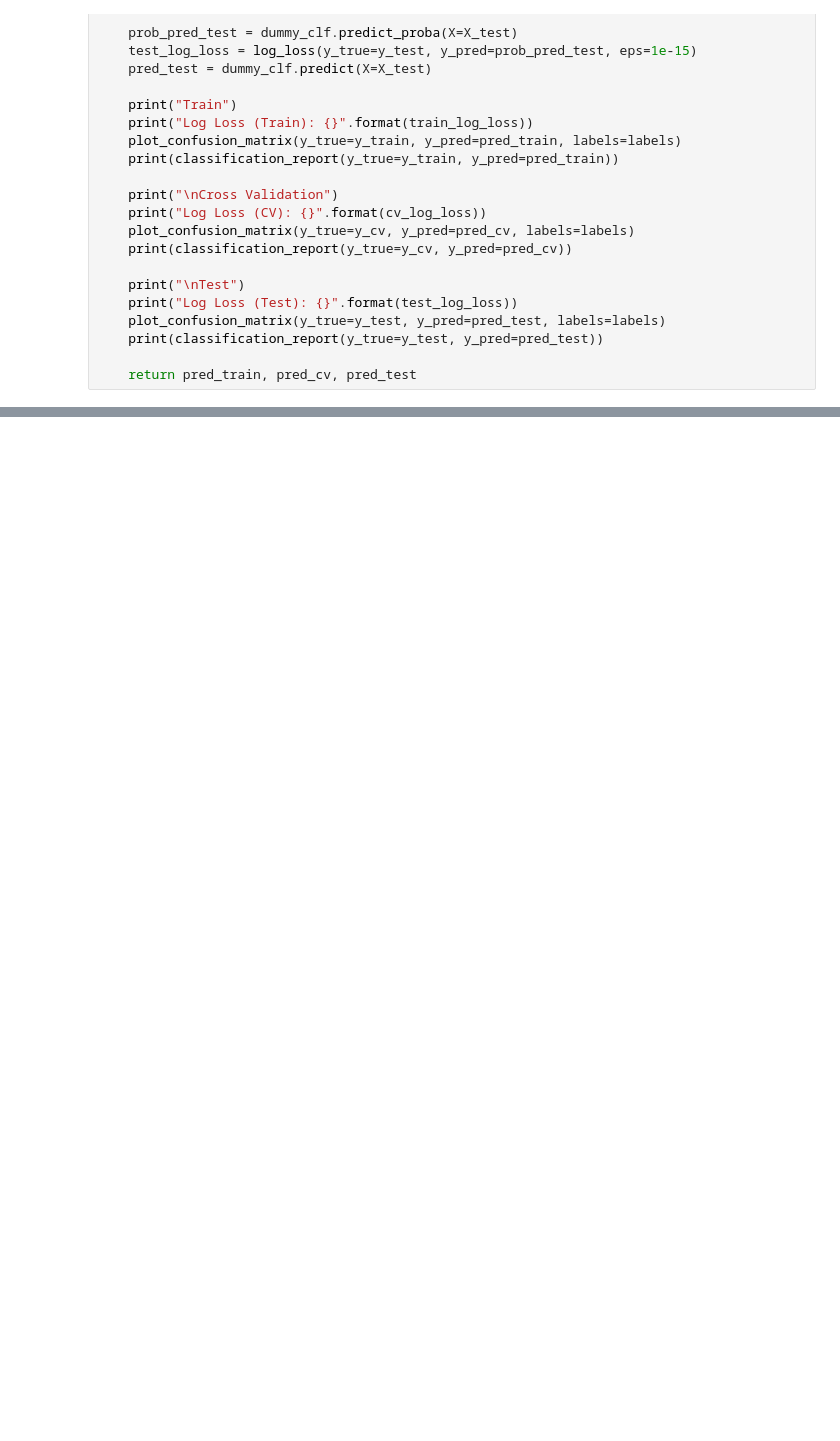
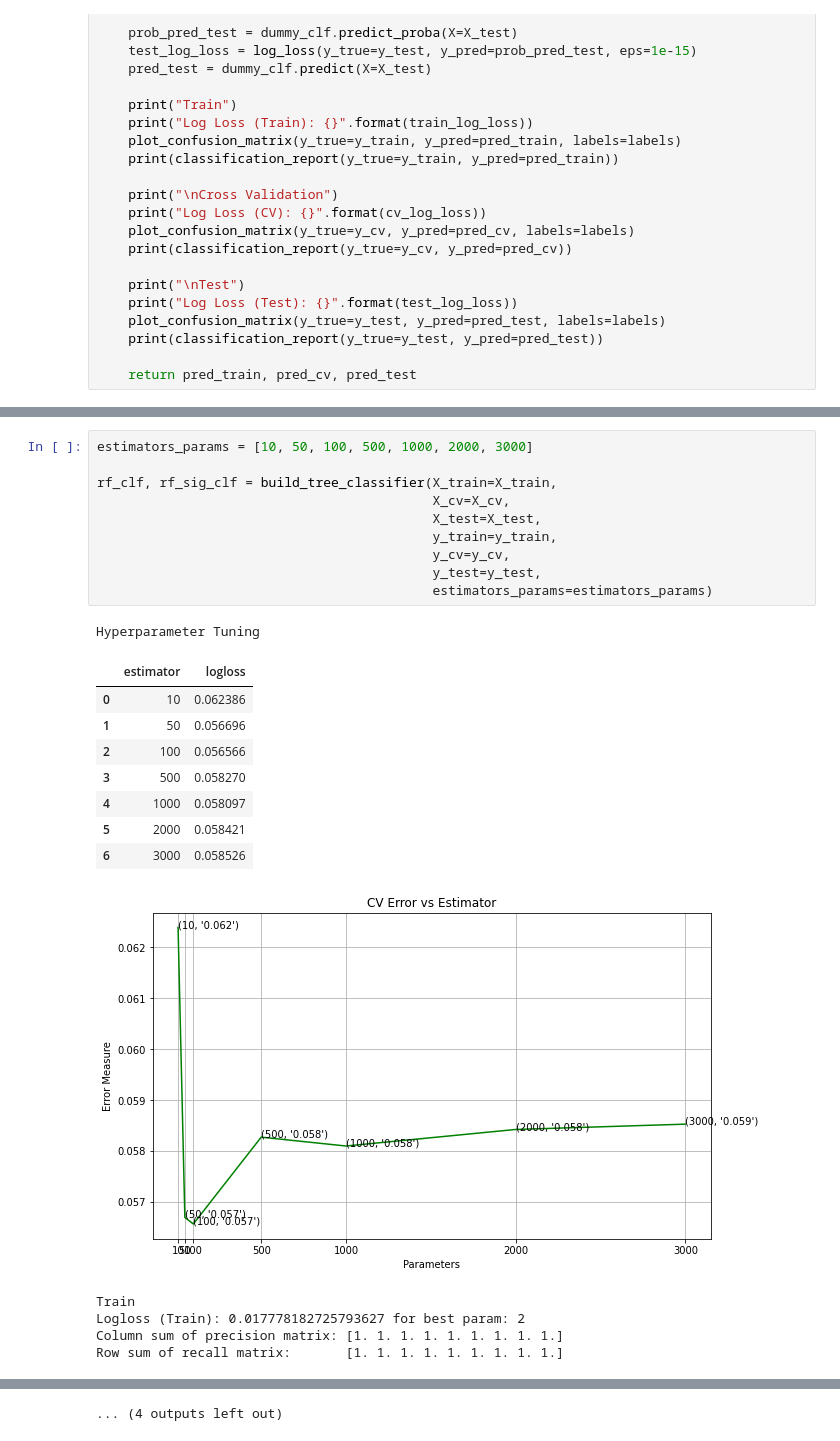
Before and after one commit to mohd-saifuddin/Applied-Roots, a Jupyter notebook: Applied-AI-Course/Modules/M06-ML-Case-Studies/06-Microsoft-Malware-Detection/Microsoft-Malware-Detection-Practice.ipynb, the cells around one changed output, grey strips where cells are left out. Drawn from its saved outputs; the diff is of its cells as text; blank space fills up the shorter version.

```diff
--- a/Applied-AI-Course/Modules/M06-ML-Case-Studies/06-Microsoft-Malware-Detection/Microsoft-Malware-Detection-Practice.ipynb
+++ b/Applied-AI-Course/Modules/M06-ML-Case-Studies/06-Microsoft-Malware-Detection/Microsoft-Malware-Detection-Practice.ipynb
@@ -635,0 +1106,25 @@ weighted avg       0.17      0.10      0.12      2174
+# %%
+estimators_params = [10, 50, 100, 500, 1000, 2000, 3000]
+
+rf_clf, rf_sig_clf = build_tree_classifier(X_train=X_train,
+                                           X_cv=X_cv,
+                                           X_test=X_test,
+                                           y_train=y_train,
+                                           y_cv=y_cv,
+                                           y_test=y_test,
+                                           estimators_params=estimators_params)
+# %% [output]
+Hyperparameter Tuning
+|  | estimator | logloss |
+| 0 | 10 | 0.062386 |
+| 1 | 50 | 0.056696 |
+| 2 | 100 | 0.056566 |
+| 3 | 500 | 0.058270 |
+| 4 | 1000 | 0.058097 |
+| 5 | 2000 | 0.058421 |
+| 6 | 3000 | 0.058526 |
+[figure, added]
+Train
+Logloss (Train): 0.017778182725793627 for best param: 2
+Column sum of precision matrix: [1. 1. 1. 1. 1. 1. 1. 1. 1.]
+Row sum of recall matrix:       [1. 1. 1. 1. 1. 1. 1. 1. 1.]
@@ -635,0 +1171 @@ weighted avg       0.17      0.10      0.12      2174
+... (4 outputs left out)
```
Also changed, not shown: parts of 19 cells of this notebook.
